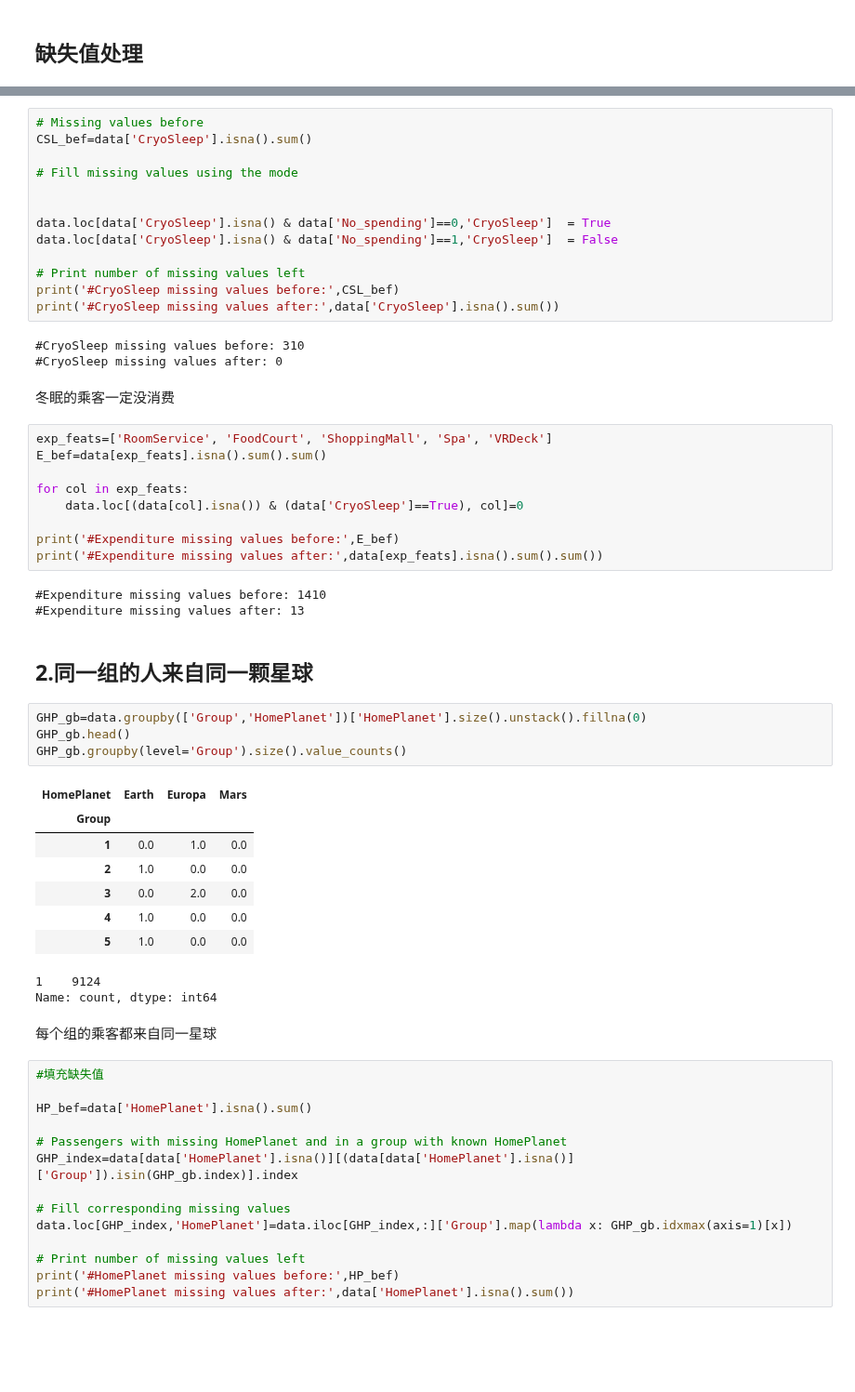
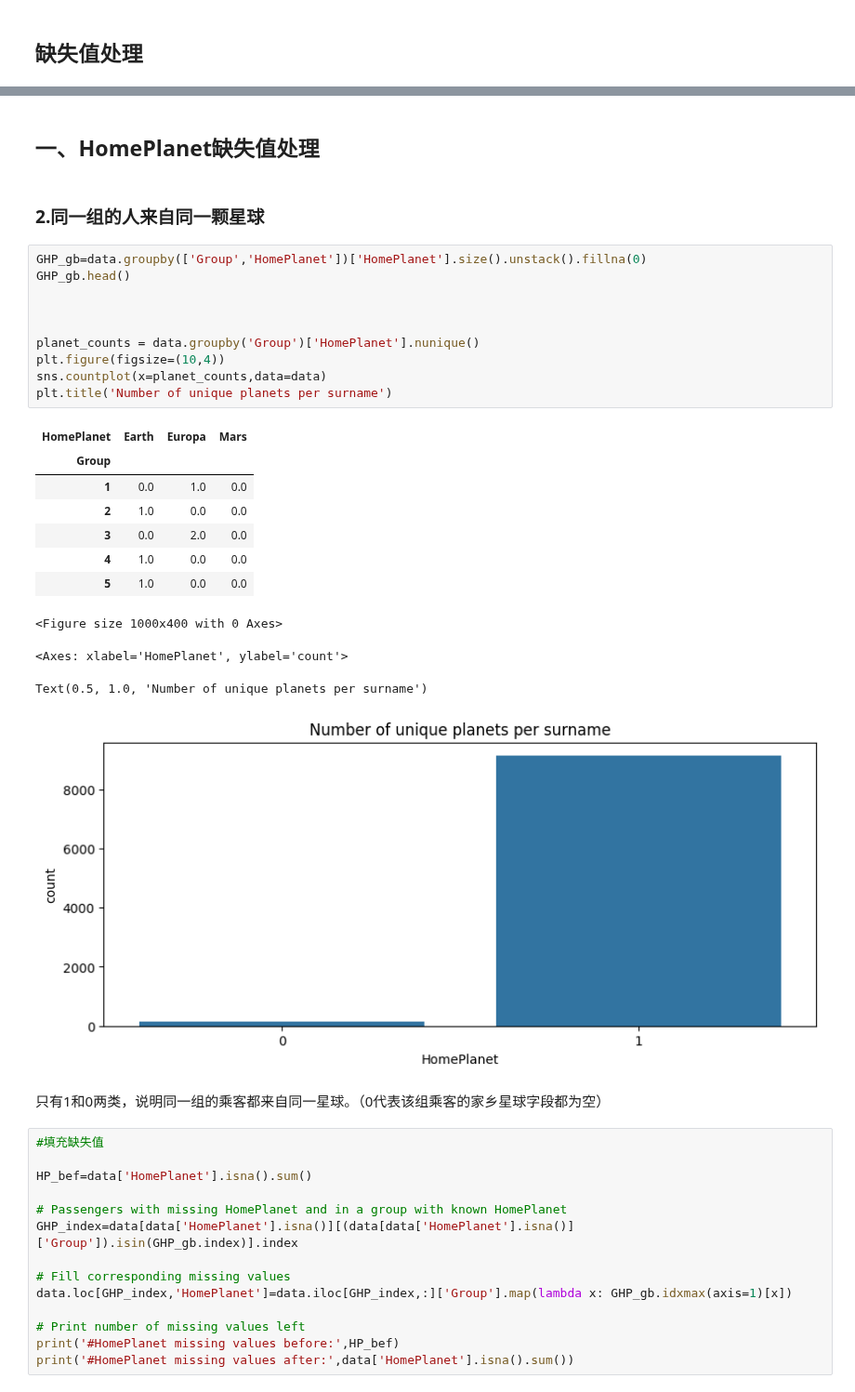
Before and after one commit to GiaooaiG/spaceship-titanic, a Jupyter notebook: 缺失值处理.ipynb, the cells around one changed output, grey strips where cells are left out. Shown at 93% size. Drawn from its saved outputs; the diff is of its cells as text; blank space fills up the shorter version.

```diff
--- a/缺失值处理.ipynb
+++ b/缺失值处理.ipynb
@@ -81,51 +70,31 @@ data.groupby(['No_spending','CryoSleep'])['CryoSleep'].size().unstack().fillna(0
-# %%
-# Missing values before
-CSL_bef=data['CryoSleep'].isna().sum()
-
-# Fill missing values using the mode
-
-
-data.loc[data['CryoSleep'].isna() & data['No_spending']==0,'CryoSleep']  = True
-data.loc[data['CryoSleep'].isna() & data['No_spending']==1,'CryoSleep']  = False
-
-# Print number of missing values left
-print('#CryoSleep missing values before:',CSL_bef)
-print('#CryoSleep missing values after:',data['CryoSleep'].isna().sum())
-# %% [output]
-#CryoSleep missing values before: 310
-#CryoSleep missing values after: 0
-# %% [markdown]
-冬眠的乘客一定没消费
-# %%
-exp_feats=['RoomService', 'FoodCourt', 'ShoppingMall', 'Spa', 'VRDeck']
-E_bef=data[exp_feats].isna().sum().sum()
-
-for col in exp_feats:
-    data.loc[(data[col].isna()) & (data['CryoSleep']==True), col]=0
-
-print('#Expenditure missing values before:',E_bef)
-print('#Expenditure missing values after:',data[exp_feats].isna().sum().sum())
-# %% [output]
-#Expenditure missing values before: 1410
-#Expenditure missing values after: 13
+# %% [markdown]
+## 一、HomePlanet缺失值处理
 # %% [markdown]
-## 2.同一组的人来自同一颗星球
+### 2.同一组的人来自同一颗星球
 # %%
 GHP_gb=data.groupby(['Group','HomePlanet'])['HomePlanet'].size().unstack().fillna(0)
 GHP_gb.head()
-GHP_gb.groupby(level='Group').size().value_counts()
+
+
+
+planet_counts = data.groupby('Group')['HomePlanet'].nunique()
+plt.figure(figsize=(10,4))
+sns.countplot(x=planet_counts,data=data)
+plt.title('Number of unique planets per surname')
 # %% [output]
 | HomePlanet | Earth | Europa | Mars |
 | Group |  |  |  |
 | 1 | 0.0 | 1.0 | 0.0 |
 | 2 | 1.0 | 0.0 | 0.0 |
 | 3 | 0.0 | 2.0 | 0.0 |
 | 4 | 1.0 | 0.0 | 0.0 |
 | 5 | 1.0 | 0.0 | 0.0 |
-1    9124
-Name: count, dtype: int64
+<Figure size 1000x400 with 0 Axes>
+<Axes: xlabel='HomePlanet', ylabel='count'>
+Text(0.5, 1.0, 'Number of unique planets per surname')
+[figure, added]
 # %% [markdown]
-每个组的乘客都来自同一星球
+只有1和0两类，说明同一组的乘客都来自同一星球。（0代表该组乘客的家乡星球字段都为空）
 # %%
 #填充缺失值
 
```
Also changed, not shown: parts of 36 cells of this notebook, 1 other file.
